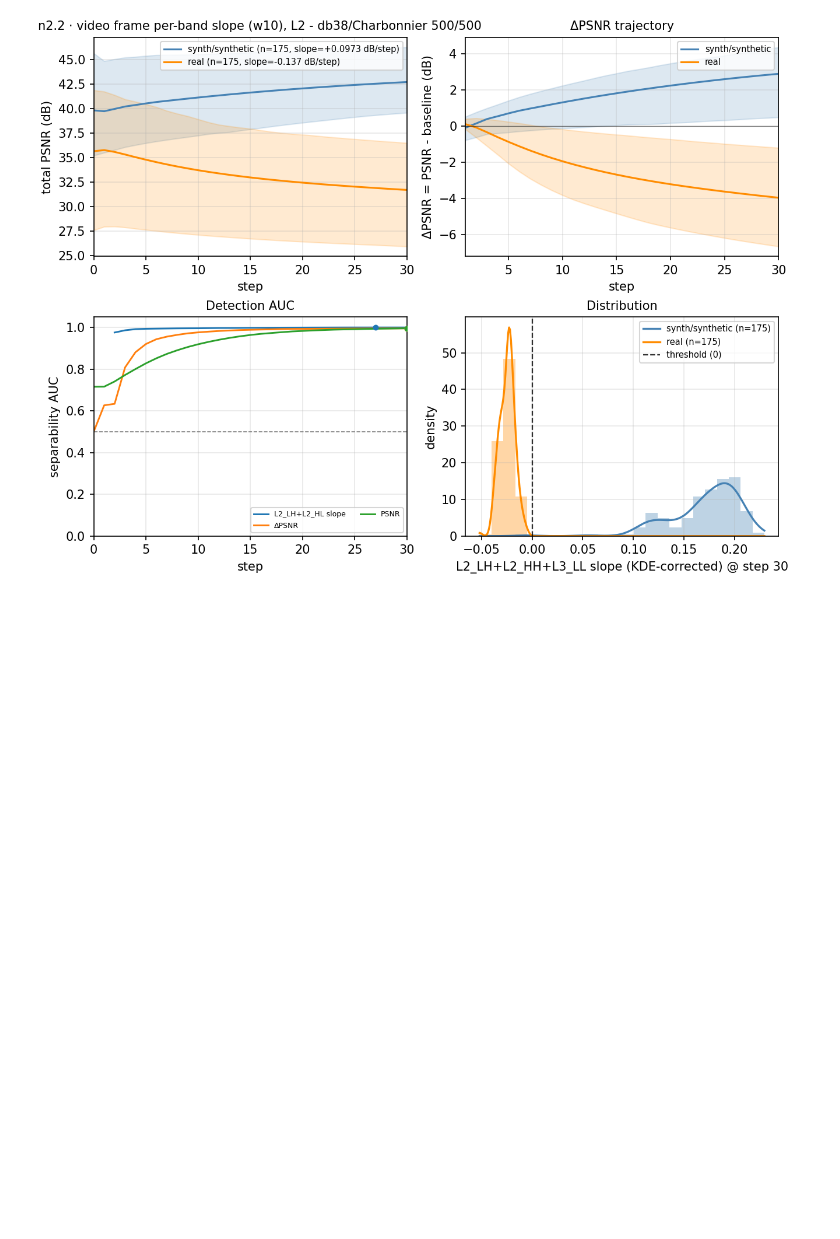
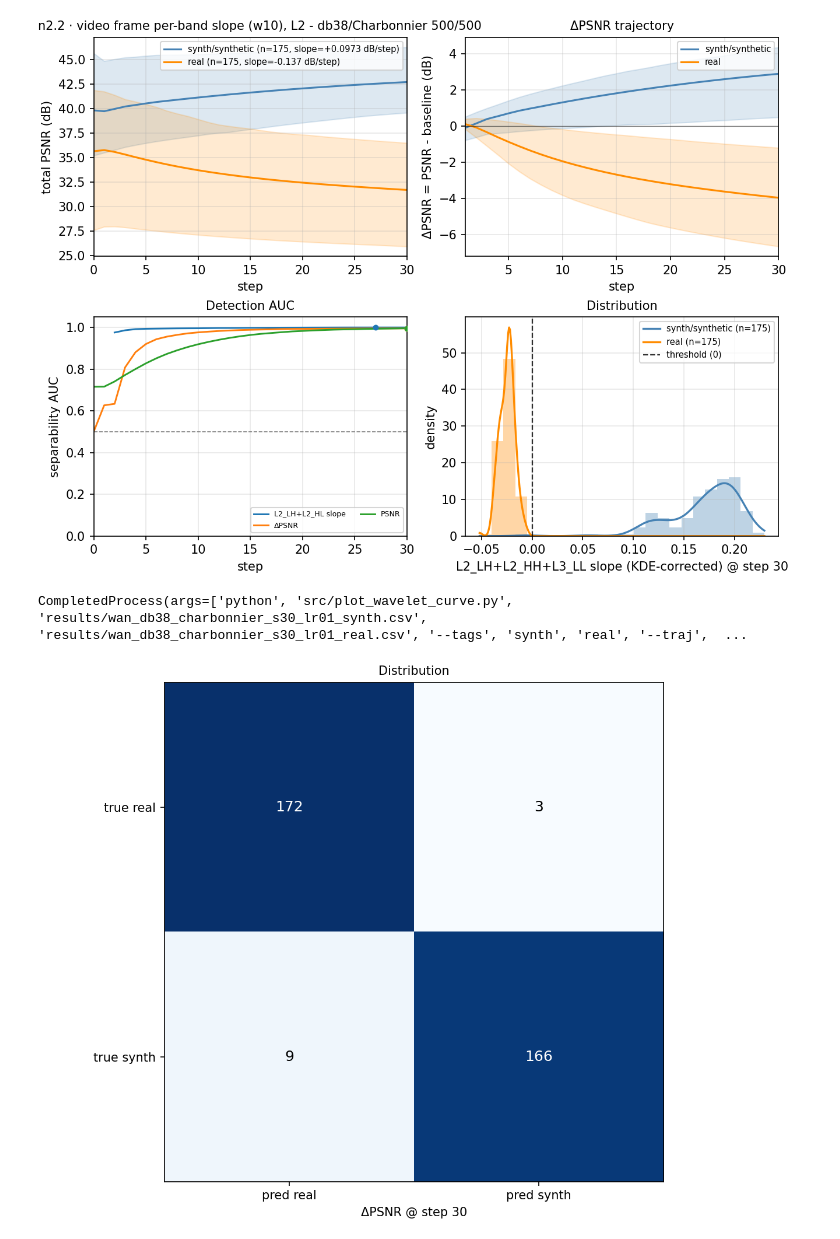
Before and after one commit to dahlgrenmartin/WaveTracer, a Jupyter notebook: src/plot-wavelet-curve-colab.ipynb, the cells around one changed output. Cells and saved outputs as stored; diff of their text form; code cells hidden in the pictures; blank space fills up the shorter version.

```diff
--- a/src/plot-wavelet-curve-colab.ipynb
+++ b/src/plot-wavelet-curve-colab.ipynb
@@ -73,3 +73,24 @@ from PIL import Image
 display(Image.open(f"results/{slug}_plot.png"))
 # %% [output]
 [figure]
+# %%
+slug = re.sub(r"[^a-z0-9]+", "_", selected["label"].lower()).strip("_")
+cmd = [
+    "python", "src/plot_wavelet_curve.py",
+    str(selected["synth"]), str(selected["real"]),
+    "--tags", "synth", "real",
+    "--traj", "psnr", "--objective", "dpsnr",
+    "--auc", "--auc-curves", "slope:L2_LH+L2_HL", "dpsnr", "psnr",
+    "--metric", "psnr",
+    "--hist", "confusion", "--hist-step", "30",
+    "--title", f"{selected["label"]} per-band slope (w10), L2 - db38/Charbonnier 500/500",
+    "--out", f"results/{slug}_plot.png",
+    "--kde-correction", "--view", "hist", "--band-pct", "10", "90",
+]
+subprocess.run(cmd, check=True)
+# %% [output]
+CompletedProcess(args=['python', 'src/plot_wavelet_curve.py', 'results/wan_db38_charbonnier_s30_lr01_synth.csv', 'results/wan_db38_charbonnier_s30_lr01_real.csv', '--tags', 'synth', 'real', '--traj',  ...
+# %%
+display(Image.open(f"results/{slug}_plot.png"))
+# %% [output]
+[figure, added]
```
